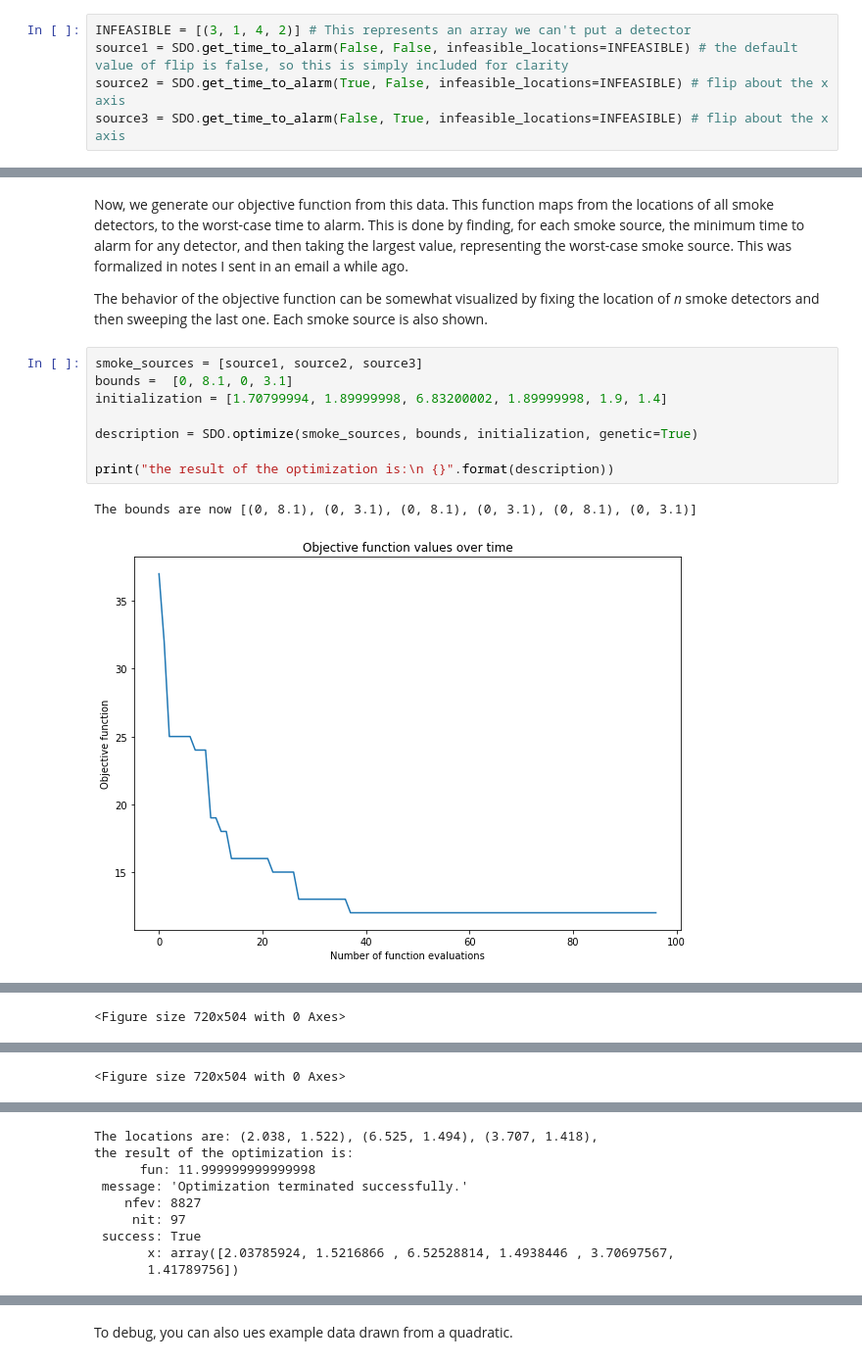
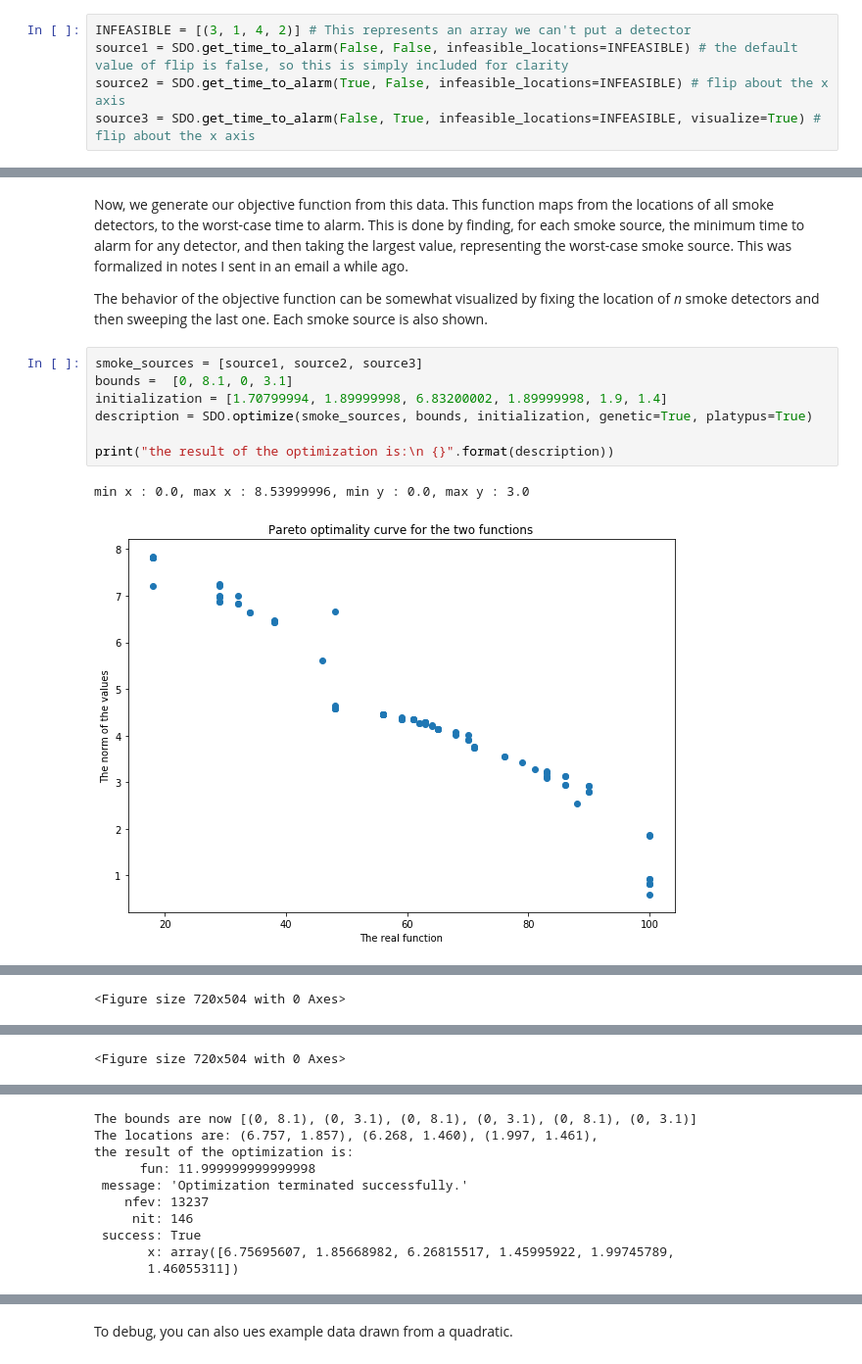
Before and after one commit to russelldj/SmokeDetectorOptimization, a Jupyter notebook: StreamlinedExperiments.ipynb, the cells around one changed output, grey strips where cells are left out. Shown at 98% size. Saved outputs shown, nothing was run; the diff lists cells and outputs as text.

Commit message:
various improvments to visualization and structure

```diff
--- a/StreamlinedExperiments.ipynb
+++ b/StreamlinedExperiments.ipynb
@@ -14,4 +14,4 @@ What we really want to extract from the data is the minimum time to alarm at any
 INFEASIBLE = [(3, 1, 4, 2)] # This represents an array we can't put a detector
 source1 = SDO.get_time_to_alarm(False, False, infeasible_locations=INFEASIBLE) # the default value of flip is false, so this is simply included for clarity
 source2 = SDO.get_time_to_alarm(True, False, infeasible_locations=INFEASIBLE) # flip about the x axis
-source3 = SDO.get_time_to_alarm(False, True, infeasible_locations=INFEASIBLE) # flip about the x axis
+source3 = SDO.get_time_to_alarm(False, True, infeasible_locations=INFEASIBLE, visualize=True) # flip about the x axis
@@ -26,11 +29,10 @@ The behavior of the objective function can be somewhat visualized by fixing the
 # %%
 smoke_sources = [source1, source2, source3]
 bounds =  [0, 8.1, 0, 3.1]
 initialization = [1.70799994, 1.89999998, 6.83200002, 1.89999998, 1.9, 1.4]
-
-description = SDO.optimize(smoke_sources, bounds, initialization, genetic=True)
+description = SDO.optimize(smoke_sources, bounds, initialization, genetic=True, platypus=True)
 
 print("the result of the optimization is:\n {}".format(description))
 # %% [output]
-The bounds are now [(0, 8.1), (0, 3.1), (0, 8.1), (0, 3.1), (0, 8.1), (0, 3.1)]
+min x : 0.0, max x : 8.53999996, min y : 0.0, max y : 3.0
-[figure, old version]
+[figure, new version]
@@ -41,12 +44,13 @@ The bounds are now [(0, 8.1), (0, 3.1), (0, 8.1), (0, 3.1), (0, 8.1), (0, 3.1)]
-The locations are: (2.038, 1.522), (6.525, 1.494), (3.707, 1.418),
+The bounds are now [(0, 8.1), (0, 3.1), (0, 8.1), (0, 3.1), (0, 8.1), (0, 3.1)]
+The locations are: (6.757, 1.857), (6.268, 1.460), (1.997, 1.461),
 the result of the optimization is:
       fun: 11.999999999999998
  message: 'Optimization terminated successfully.'
-    nfev: 8827
-     nit: 97
+    nfev: 13237
+     nit: 146
  success: True
-       x: array([2.03785924, 1.5216866 , 6.52528814, 1.4938446 , 3.70697567,
-       1.41789756])
+       x: array([6.75695607, 1.85668982, 6.26815517, 1.45995922, 1.99745789,
+       1.46055311])
 # %%
 # running with two detectors
 description = SDO.optimize(smoke_sources, bounds, initialization[:4], genetic=True)
```
Also changed, not shown: parts of 5 cells of this notebook, 4 other files.
